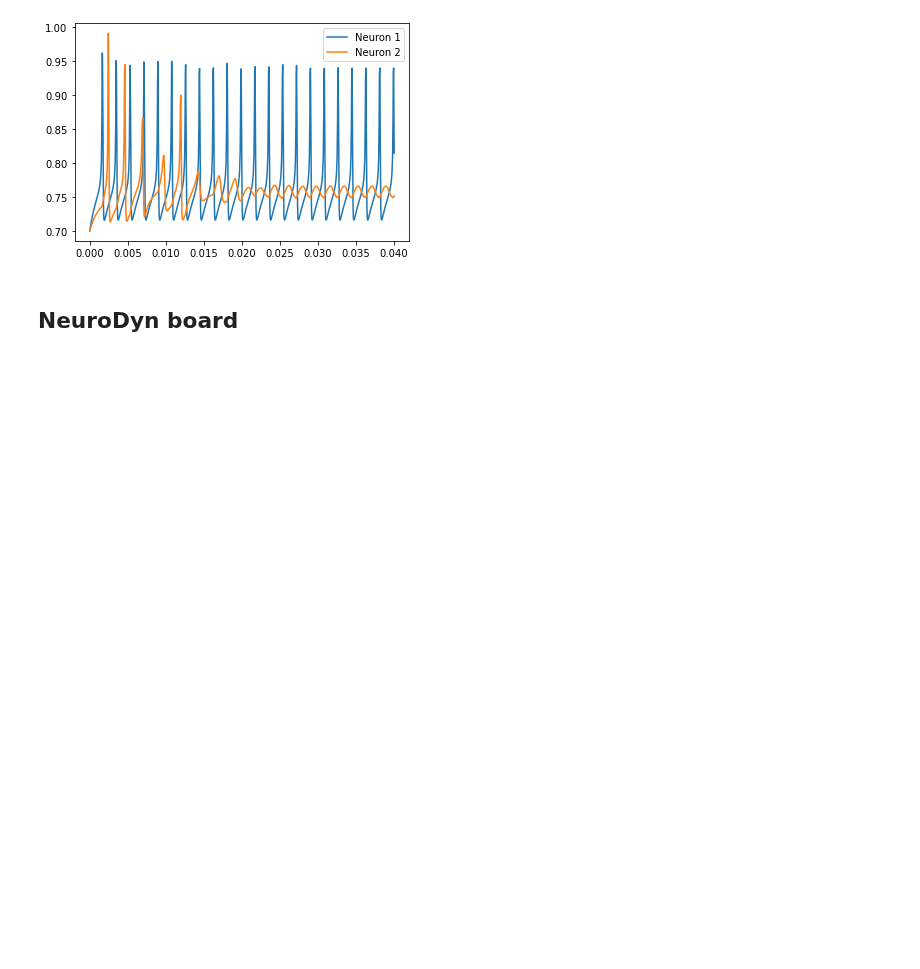
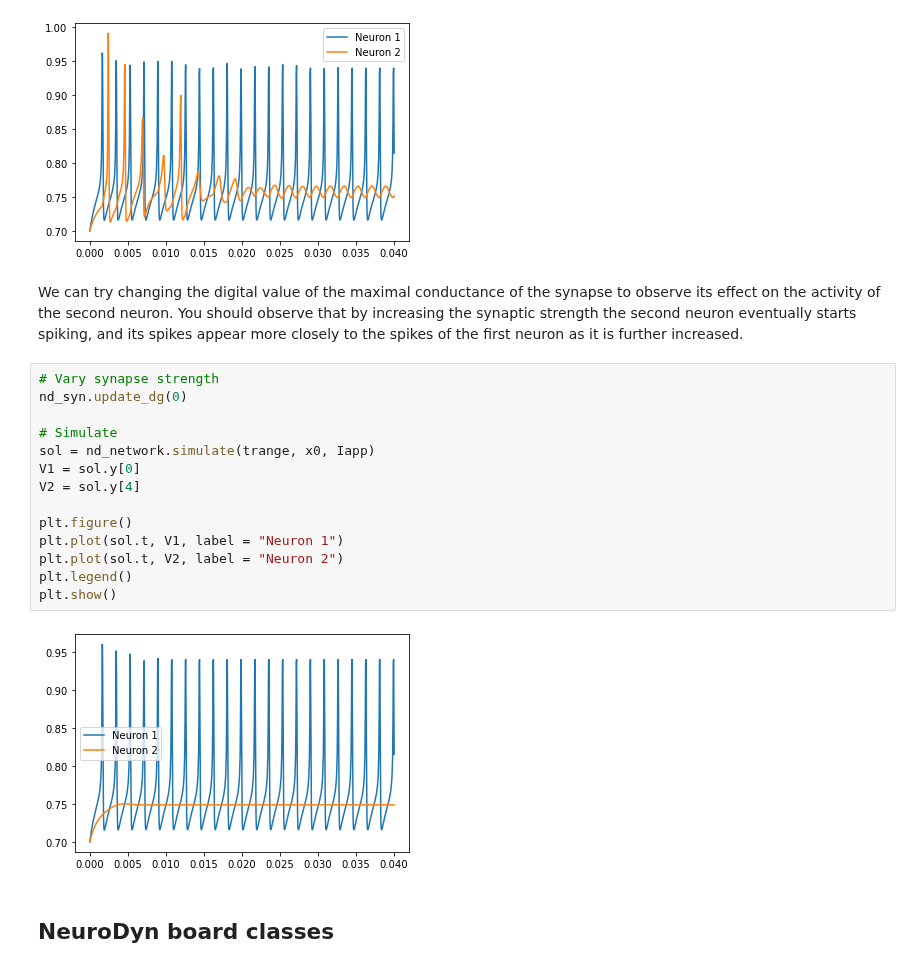
Before and after one commit to lukaribar/telluride-21, a Jupyter notebook: Networks in NeuroDyn.ipynb, the cells around one changed output. Drawn from its saved outputs; the diff is of its cells as text; blank space fills up the shorter version.

```diff
--- a/Networks in NeuroDyn.ipynb
+++ b/Networks in NeuroDyn.ipynb
@@ -342,5 +342,23 @@ plt.legend()
 plt.show()
 # %% [output]
 [figure]
+# %% [markdown]
+We can try changing the digital value of the maximal conductance of the synapse to observe its effect on the activity of the second neuron. You should observe that by increasing the synaptic strength the second neuron eventually starts spiking, and its spikes appear more closely to the spikes of the first neuron as it is further increased.
+# %%
+# Vary synapse strength
+nd_syn.update_dg(0)
+
+# Simulate
+sol = nd_network.simulate(trange, x0, Iapp)
+V1 = sol.y[0]
+V2 = sol.y[4]
+
+plt.figure()
+plt.plot(sol.t, V1, label = "Neuron 1")
+plt.plot(sol.t, V2, label = "Neuron 2")
+plt.legend()
+plt.show()
+# %% [output]
+[figure, added]
 # %% [markdown]
-## NeuroDyn board
+## NeuroDyn board classes
```
Also changed, not shown: parts of 1 cell of this notebook, 1 other file.
